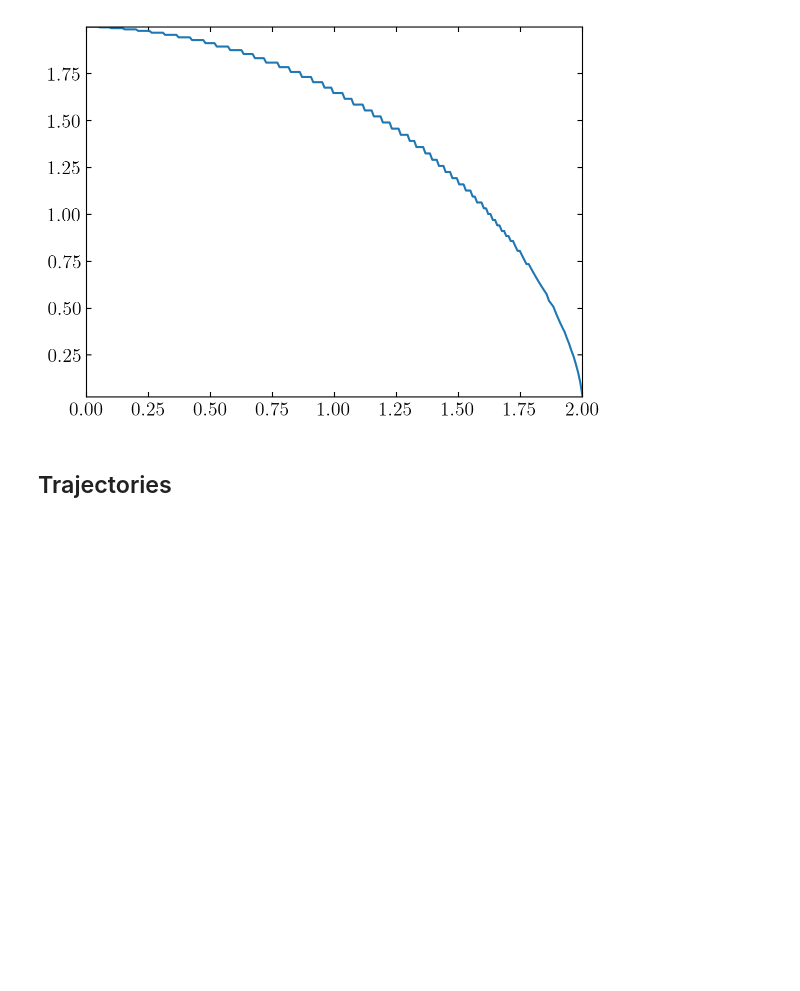
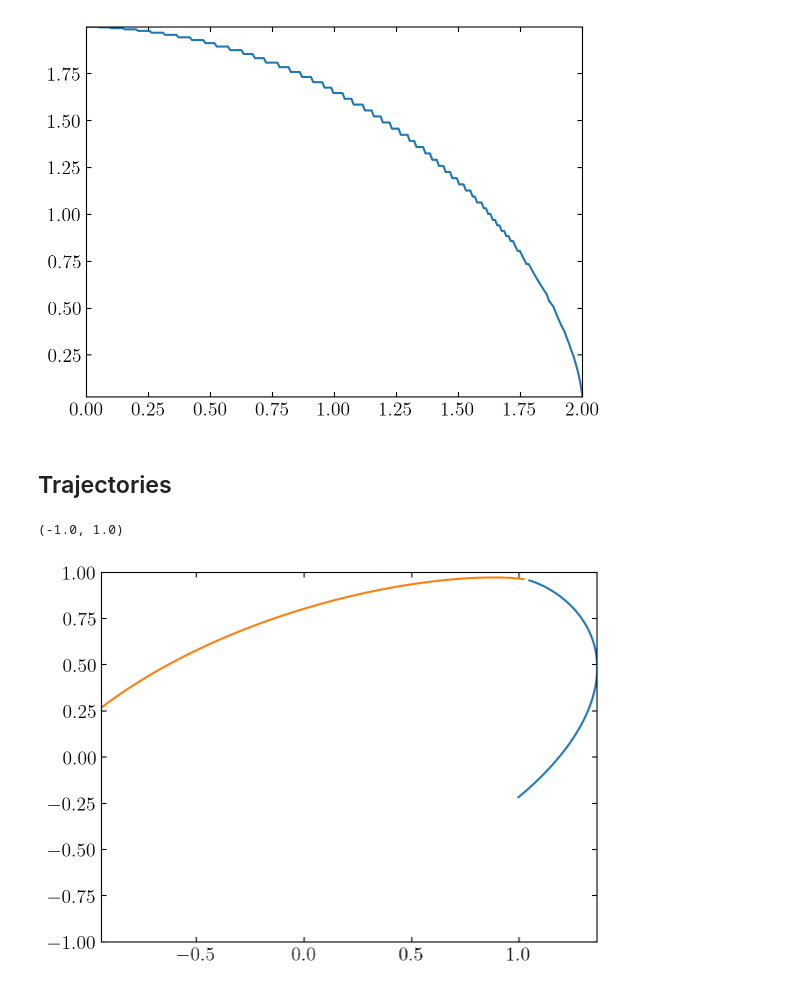
Before and after one commit to smucedola/galaxies-dynamics_2023, a Jupyter notebook: nbody_sh1/2body.ipynb, the cells around one changed output. Drawn from its saved outputs; the diff is of its cells as text; code cells hidden in the pictures; blank space fills up the shorter version.

```diff
--- a/nbody_sh1/2body.ipynb
+++ b/nbody_sh1/2body.ipynb
@@ -32,9 +32,11 @@ m_1 = {
     "x": mxv_1[:,1:4][:,0],
     "y": mxv_1[:,1:4][:,1],
     "z": mxv_1[:,1:4][:,2],
+    "pos": mxv_1[:,1:4],
     "v_x": mxv_1[:,4:8][:,0],
     "v_y": mxv_1[:,4:8][:,1],
     "v_z": mxv_1[:,4:8][:,2],
+    "vel": mxv_1[:,4:8]
 }
 
 m_2 = {
@@ -42,9 +44,11 @@ m_2 = {
     "x": mxv_2[:,1:4][:,0],
     "y": mxv_2[:,1:4][:,1],
     "z": mxv_2[:,1:4][:,2],
+    "pos": mxv_2[:,1:4],
     "v_x": mxv_2[:,4:8][:,0],
     "v_y": mxv_2[:,4:8][:,1],
     "v_z": mxv_2[:,4:8][:,2],
+    "vel": mxv_2[:,4:8]
 }
 
 #print(m_1["z"])
@@ -84,3 +86,10 @@ setup_text_plots(fontsize=14, usetex=True)
+# %%
+plt.plot(m_1["x"], m_1["y"])
+plt.plot(m_2["x"], m_2["y"])
+plt.ylim([-1,1])
+# %% [output]
+(-1.0, 1.0)
+[figure, added]
 # %%
 fig = plt.figure()
 ax = plt.axes(xlim=(0, 2), ylim=(-2, 2))
```
Also changed, not shown: parts of 2 cells of this notebook, 2 other files.
